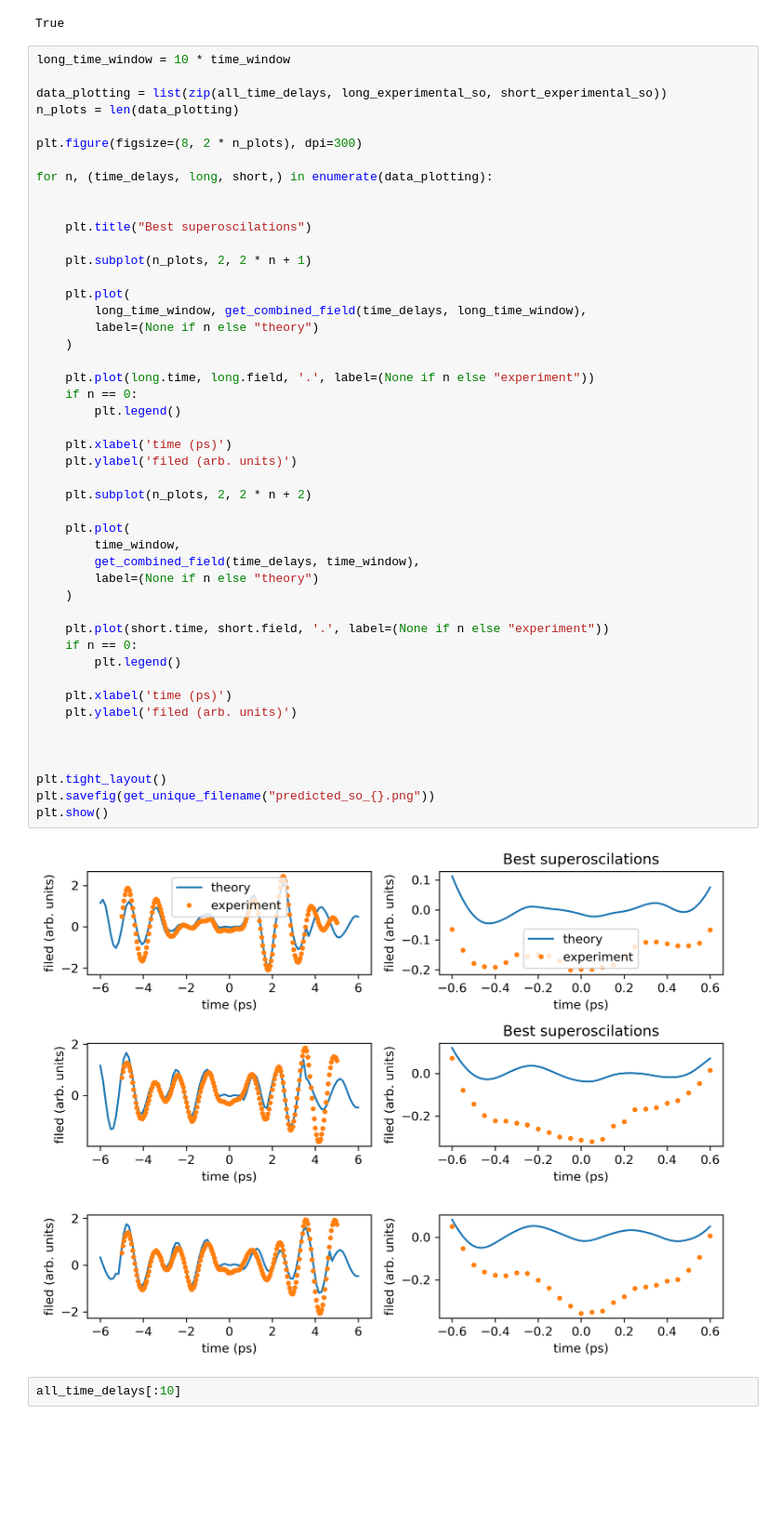
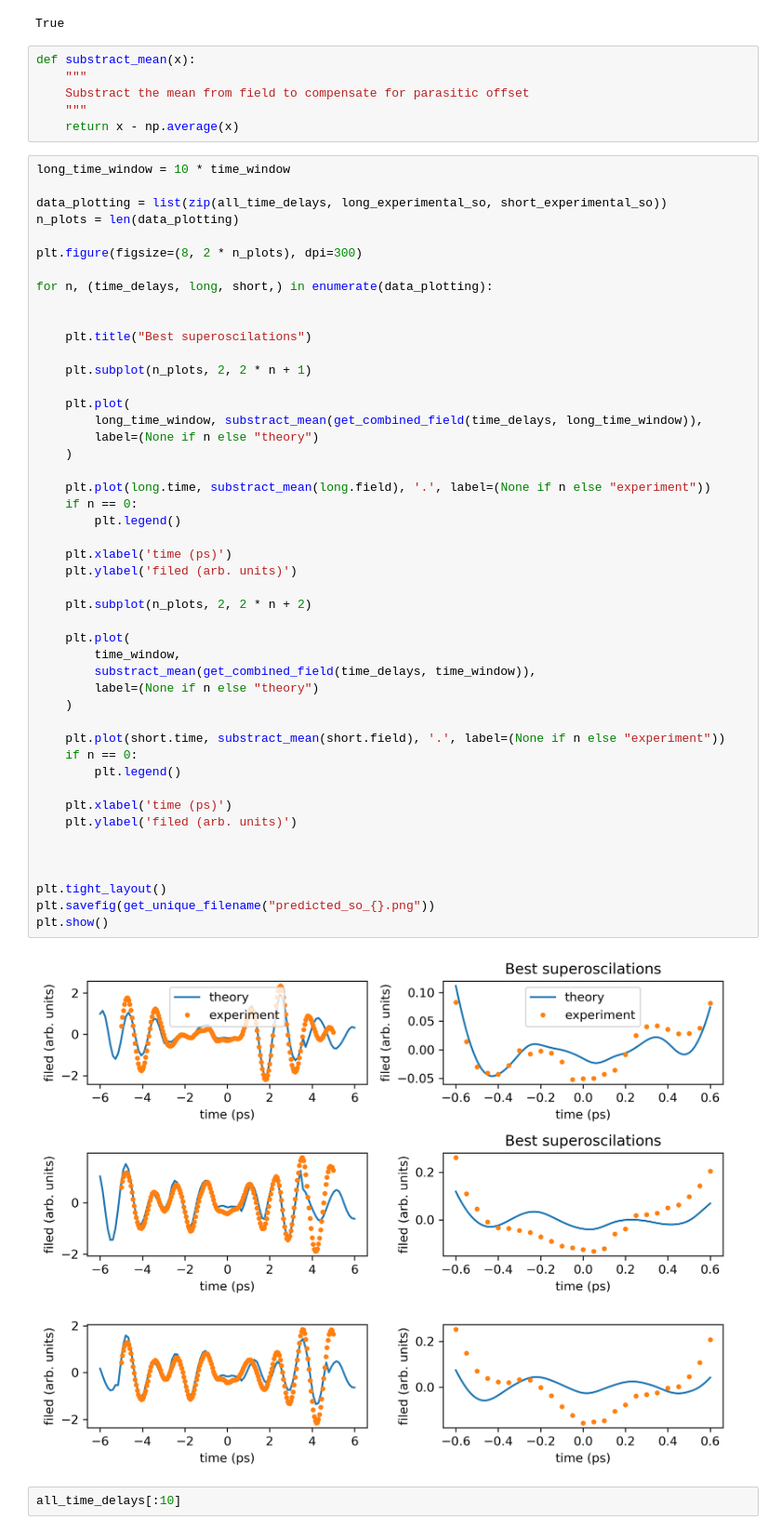
Before and after one commit to dibondar/superoscilations, a Jupyter notebook: superoscillations from experimental data/get superoscillations from 02-08-2022 data new algorithm.ipynb, the cells around one changed output. Shown at 93% size. Drawn from its saved outputs; the diff is of its cells as text; blank space fills up the shorter version.

Commit message:
Cleanest data for plots in the paper

```diff
--- a/superoscillations from experimental data/get superoscillations from 02-08-2022 data new algorithm.ipynb
+++ b/superoscillations from experimental data/get superoscillations from 02-08-2022 data new algorithm.ipynb
@@ -352,6 +352,12 @@ np.all(
 )
 # %% [output]
 True
+# %%
+def substract_mean(x):
+    """
+    Substract the mean from field to compensate for parasitic offset
+    """
+    return x - np.average(x)
 # %%
 long_time_window = 10 * time_window
 
@@ -368,39 +374,39 @@ for n, (time_delays, long, short,) in enumerate(data_plotting):
     plt.subplot(n_plots, 2, 2 * n + 1)
 
     plt.plot(
-        long_time_window, get_combined_field(time_delays, long_time_window),
+        long_time_window, substract_mean(get_combined_field(time_delays, long_time_window)),
         label=(None if n else "theory")
     )
 
-    plt.plot(long.time, long.field, '.', label=(None if n else "experiment"))
+    plt.plot(long.time, substract_mean(long.field), '.', label=(None if n else "experiment"))
     if n == 0:
         plt.legend()
 
     plt.xlabel('time (ps)')
     plt.ylabel('filed (arb. units)')
 
     plt.subplot(n_plots, 2, 2 * n + 2)
 
     plt.plot(
         time_window,
-        get_combined_field(time_delays, time_window),
+        substract_mean(get_combined_field(time_delays, time_window)),
         label=(None if n else "theory")
     )
 
-    plt.plot(short.time, short.field, '.', label=(None if n else "experiment"))
+    plt.plot(short.time, substract_mean(short.field), '.', label=(None if n else "experiment"))
     if n == 0:
         plt.legend()
 
     plt.xlabel('time (ps)')
     plt.ylabel('filed (arb. units)')
 
 
 
 plt.tight_layout()
 plt.savefig(get_unique_filename("predicted_so_{}.png"))
 plt.show()
 # %% [output]
-[figure, old version]
+[figure, new version]
 # %%
 all_time_delays[:10]
 # %% [output]
```
Also changed, not shown: 27 other files.
